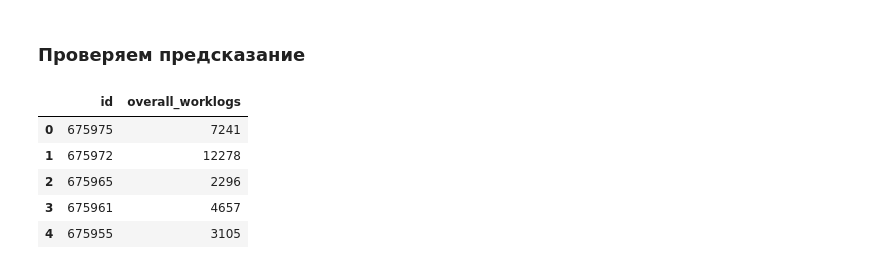
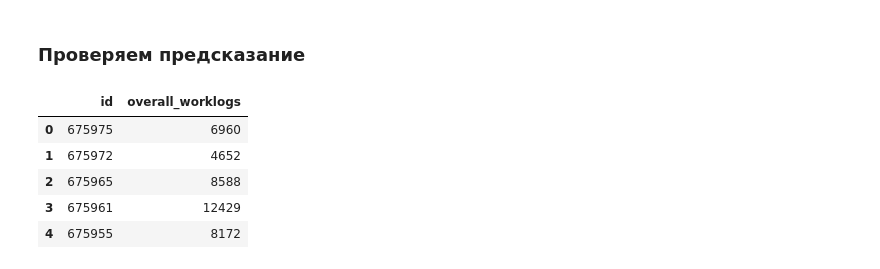
Before and after one commit to TayJen/hackathon_algu2022, a Jupyter notebook: H_ALGU_2022_Advance.ipynb, the cells around one changed output. Drawn from its saved outputs; the diff is of its cells as text; code cells hidden in the pictures.

Commit message:
+tfidf, depth17

```diff
--- a/H_ALGU_2022_Advance.ipynb
+++ b/H_ALGU_2022_Advance.ipynb
@@ -520,12 +516,12 @@ df_sample.to_csv('./solutions/xgb_-year+key_num.csv', index=False)
 # %% [markdown]
 ### Проверяем предсказание
 # %%
-df_solution = pd.read_csv('./solutions/xgb_-year+key_num.csv')
+df_solution = pd.read_csv('./solutions/xgb_tfidf_d17.csv')
 df_solution.head()
 # %% [output]
 |  | id | overall_worklogs |
-| 0 | 675975 | 7241 |
-| 1 | 675972 | 12278 |
-| 2 | 675965 | 2296 |
-| 3 | 675961 | 4657 |
-| 4 | 675955 | 3105 |
+| 0 | 675975 | 6960 |
+| 1 | 675972 | 4652 |
+| 2 | 675965 | 8588 |
+| 3 | 675961 | 12429 |
+| 4 | 675955 | 8172 |
```
Also changed, not shown: parts of 13 cells of this notebook.
